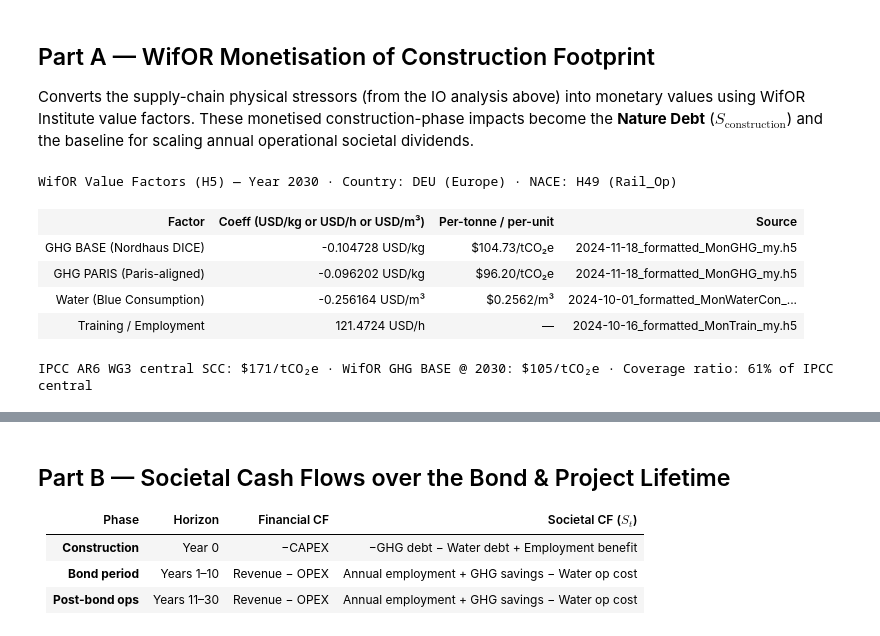
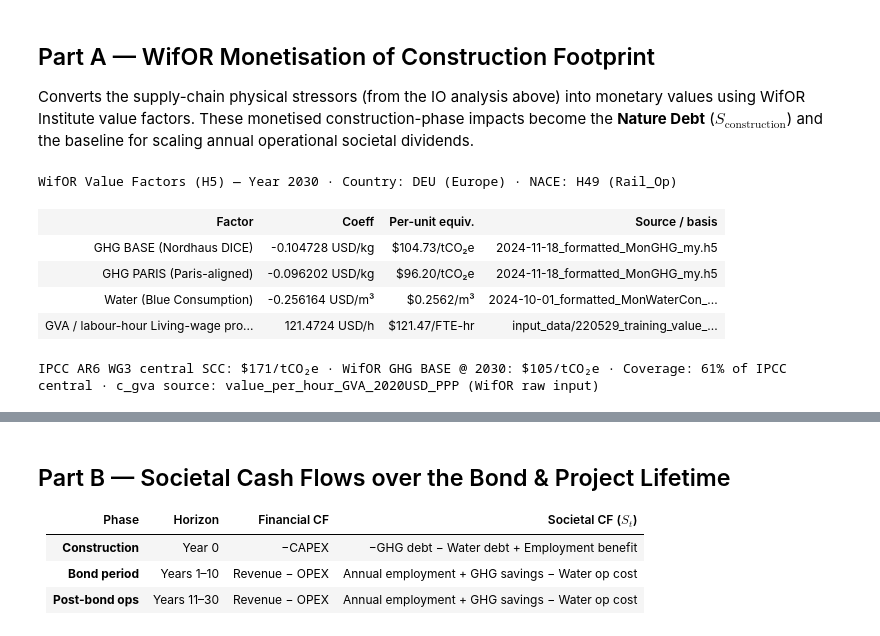
Before and after one commit to Greenings/transitionvaluation, a Jupyter notebook: project_assessment/integrated_finance/integrated_finance_Rail_EU_OP1.ipynb, the cells around one changed output, grey strips where cells are left out. Drawn from its saved outputs; the diff is of its cells as text; code cells hidden in the pictures.

```diff
--- a/project_assessment/integrated_finance/integrated_finance_Rail_EU_OP1.ipynb
+++ b/project_assessment/integrated_finance/integrated_finance_Rail_EU_OP1.ipynb
@@ -601,6 +611,8 @@ annual operational societal dividends.
 # PART A — WifOR VALUE FACTORS + CONSTRUCTION-PHASE MONETISATION
 # Loads coefficients from the H5 formatted files at FOCUS_YEAR.
 # Coefficients are country (ISO3) + NACE sector specific.
+# Employment monetised via GVA per labour-hour — the productivity-based
+# living-wage proxy (GVA/h ≥ Anker living wage in most markets).
 # ══════════════════════════════════════════════════════════════════
 WVF_ISO3 = REGION_TO_ISO3.get(REGION, "DEU")
 WVF_NACE = PROJECT_SECTOR_TO_NACE.get(SECTOR, "Q")
@@ -616,13 +628,16 @@ def _vf(key):
 c_ghg       = _vf("ghg")
 c_ghg_paris = _vf("ghg_paris")
 c_water     = _vf("water")
-c_train     = _vf("training")
+# GVA per labour-hour: living-wage proxy loaded from raw WifOR input.
+# Uses value_per_hour_GVA_2020USD_PPP projected to FOCUS_YEAR via MonTrain
+# productivity growth index (~1.12 %/yr real, uniform globally).
+c_gva       = _load_gva_per_hour(WVF_DIR, WVF_ISO3, WVF_NACE, FOCUS_YEAR)
 
 if WVF_DIR is None:
     display(HTML("<b style='color:red'>WifOR H5 files not found "
                  "-- check _resolve_wifor_dir(). Using fallback coefficients.</b>"))
     # Emergency fallback (DEU 2020 ballpark -- replace with live H5 in production)
-    c_ghg, c_ghg_paris, c_water, c_train = -0.0669, -0.0723, -0.2291, 99.82
+    c_ghg, c_ghg_paris, c_water, c_gva = -0.0669, -0.0723, -0.2291, 99.82
     print("WARNING: Using fallback coefficients -- results are approximate.")
 else:
     # Convert to per-tonne equivalents for display
@@ -638,9 +653,9 @@ else:
 <table style='border-collapse:collapse'>
   <tr>
     <th style='padding:3px 12px;text-align:left;border-bottom:1px solid #ccc'>Factor</th>
-    <th style='padding:3px 12px;text-align:right;border-bottom:1px solid #ccc'>Coeff (USD/kg or USD/h or USD/m&sup3;)</th>
-    <th style='padding:3px 12px;text-align:right;border-bottom:1px solid #ccc'>Per-tonne / per-unit</th>
-    <th style='padding:3px 12px;text-align:left;border-bottom:1px solid #ccc'>Source</th>
+    <th style='padding:3px 12px;text-align:right;border-bottom:1px solid #ccc'>Coeff</th>
+    <th style='padding:3px 12px;text-align:right;border-bottom:1px solid #ccc'>Per-unit equiv.</th>
+    <th style='padding:3px 12px;text-align:left;border-bottom:1px solid #ccc'>Source / basis</th>
   </tr>
   <tr>
     <td style='padding:3px 12px'><b>GHG BASE</b> (Nordhaus DICE)</td>
@@ -657,47 +672,50 @@ else:
   <tr>
     <td style='padding:3px 12px'><b>Water (Blue Consumption)</b></td>
     <td style='padding:3px 12px;text-align:right;color:#1f77b4'>{c_water:.6f} USD/m&sup3;</td>
     <td style='padding:3px 12px;text-align:right;color:#1f77b4'>${wat_per_m3:.4f}/m&sup3;</td>
     <td style='padding:3px 12px'>2024-10-01_formatted_MonWaterCon_my.h5</td>
   </tr>
-  <tr>
-    <td style='padding:3px 12px'><b>Training / Employment</b></td>
-    <td style='padding:3px 12px;text-align:right;color:#2ca02c'>{c_train:.4f} USD/h</td>
-    <td style='padding:3px 12px;text-align:right;color:#2ca02c'>&mdash;</td>
-    <td style='padding:3px 12px'>2024-10-16_formatted_MonTrain_my.h5</td>
+  <tr style='background:#f0fff0'>
+    <td style='padding:3px 12px'><b>GVA / labour-hour</b><br>
+      <span style='font-size:10px;color:#555'>Living-wage proxy: GVA/h &ge; Anker LW</span></td>
+    <td style='padding:3px 12px;text-align:right;color:#2ca02c'>{c_gva:.4f} USD/h</td>
+    <td style='padding:3px 12px;text-align:right;color:#2ca02c'>${c_gva:.2f}/FTE-hr</td>
+    <td style='padding:3px 12px'>input_data/220529_training_value_per_hour_bysector.h5<br>
+      <span style='font-size:10px;color:#555'>GVA_2020_PPP &times; MonTrain growth index</span></td>
   </tr>
 </table>
 <span style='color:#888;font-size:11px'>
 IPCC AR6 WG3 central SCC: $171/tCO&#8322;e &nbsp;&middot;&nbsp;
 WifOR GHG BASE @ {FOCUS_YEAR}: ${ghg_per_t:.0f}/tCO&#8322;e &nbsp;&middot;&nbsp;
-Coverage ratio: {ghg_per_t/171*100:.0f}% of IPCC central</span>
+Coverage: {ghg_per_t/171*100:.0f}% of IPCC central &nbsp;&middot;&nbsp;
+c_gva source: value_per_hour_GVA_2020USD_PPP (WifOR raw input)</span>
 </div>
 """))
 
 def _musd(qty, conv, coeff):
     """qty x unit_conversion x coeff / 1e6  -> M USD."""
     return qty * conv * (coeff or 0.0) / 1e6
 
 GHG_ADJ = GRAND["adj"]["GHG_tCO2e"]       # tCO2e (construction total)
 WAT_ADJ = GRAND["adj"]["Water_1000m3"]     # 1 000 m3
 EMP_ADJ = GRAND["adj"]["Employment_FTE"]   # FTE (construction total)
 
 # -- Construction-phase monetary impacts -----------------------------------
 ghg_cost_MUSD       = _musd(GHG_ADJ,  1_000,              c_ghg)
 ghg_paris_cost_MUSD = _musd(GHG_ADJ,  1_000,              c_ghg_paris)
 water_cost_MUSD     = _musd(WAT_ADJ,  1_000,              c_water)
-emp_benefit_MUSD    = _musd(EMP_ADJ,  FTE_HOURS_PER_YEAR, c_train)
+emp_benefit_MUSD    = _musd(EMP_ADJ,  FTE_HOURS_PER_YEAR, c_gva)
 net_construct_MUSD  = emp_benefit_MUSD - ghg_cost_MUSD - water_cost_MUSD
 
-print(f"  GHG cost (construction):   {ghg_cost_MUSD:+.3f} M USD")
-print(f"  Water cost (construction):  {water_cost_MUSD:+.3f} M USD")
-print(f"  Employment benefit (constr): {emp_benefit_MUSD:+.3f} M USD")
-print(f"  Net construction societal:  {net_construct_MUSD:+.3f} M USD")
+print(f"  GHG cost (construction):     {ghg_cost_MUSD:+.3f} M USD")
+print(f"  Water cost (construction):   {water_cost_MUSD:+.3f} M USD")
+print(f"  Employment benefit (c_gva):  {emp_benefit_MUSD:+.3f} M USD  [{WVF_ISO3}/{WVF_NACE} @ {c_gva:.2f} USD/h]")
+print(f"  Net construction societal:   {net_construct_MUSD:+.3f} M USD")
 # %% [output]
 WifOR Value Factors (H5) — Year 2030 · Country: DEU (Europe) · NACE: H49 (Rail_Op)
-| Factor | Coeff (USD/kg or USD/h or USD/m³) | Per-tonne / per-unit | Source |
+| Factor | Coeff | Per-unit equiv. | Source / basis |
 | GHG BASE (Nordhaus DICE) | -0.104728 USD/kg | $104.73/tCO₂e | 2024-11-18_formatted_MonGHG_my.h5 |
 | GHG PARIS (Paris-aligned) | -0.096202 USD/kg | $96.20/tCO₂e | 2024-11-18_formatted_MonGHG_my.h5 |
 | Water (Blue Consumption) | -0.256164 USD/m³ | $0.2562/m³ | 2024-10-01_formatted_MonWaterCon_... |
-| Training / Employment | 121.4724 USD/h | — | 2024-10-16_formatted_MonTrain_my.h5 |
+| GVA / labour-hour Living-wage pro... | 121.4724 USD/h | $121.47/FTE-hr | input_data/220529_training_value_... |
-IPCC AR6 WG3 central SCC: $171/tCO₂e · WifOR GHG BASE @ 2030: $105/tCO₂e · Coverage ratio: 61% of IPCC central
+IPCC AR6 WG3 central SCC: $171/tCO₂e · WifOR GHG BASE @ 2030: $105/tCO₂e · Coverage: 61% of IPCC central · c_gva source: value_per_hour_GVA_2020USD_PPP (WifOR raw input)
```
Also changed, not shown: parts of 5 cells of this notebook, 12 other files.
